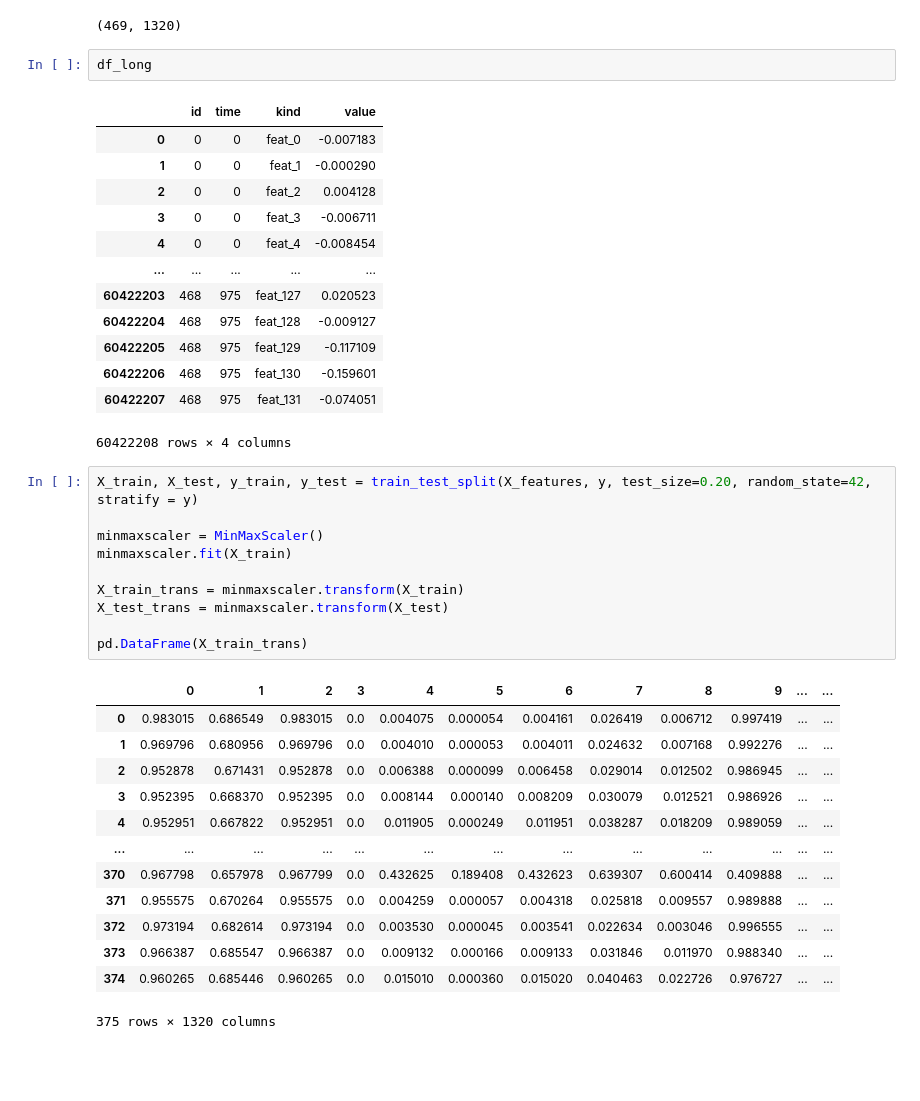
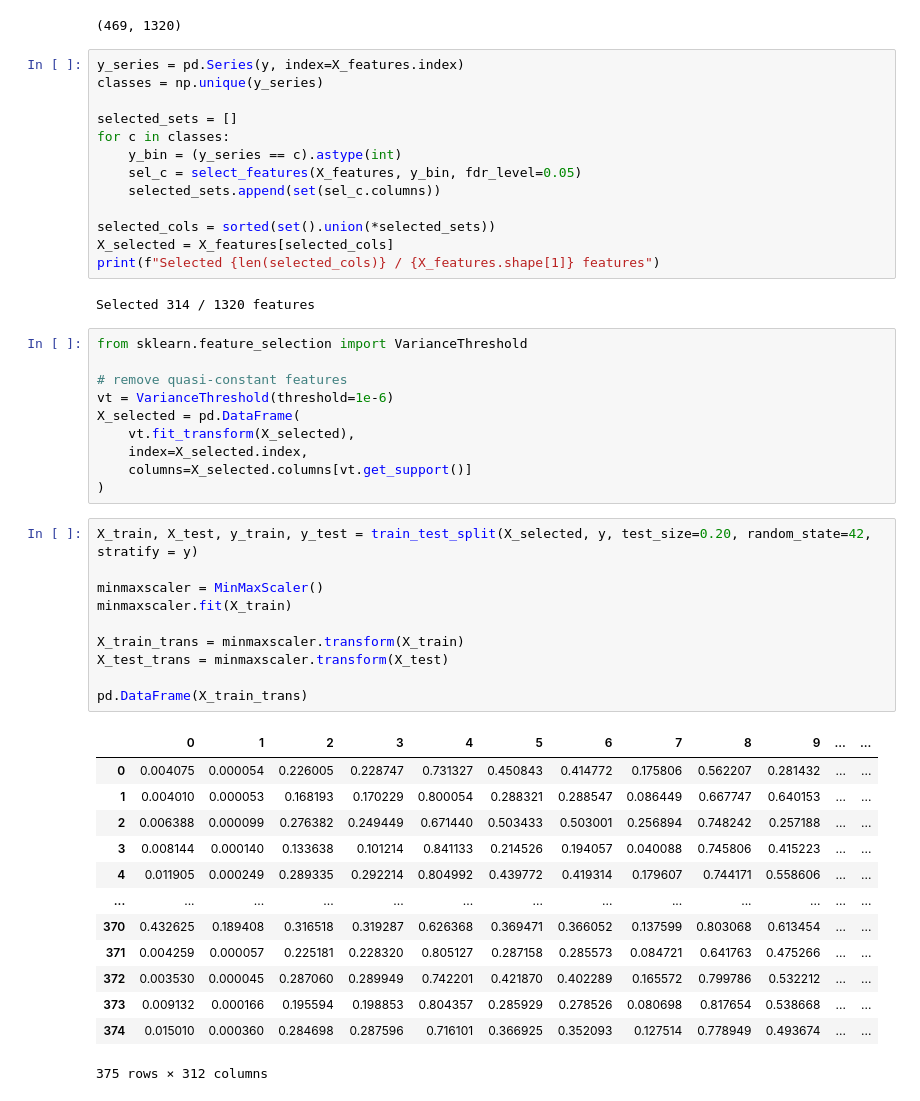
Before and after one commit to marzecovaa/spark, a Jupyter notebook: notebooks/feature_engineering_seb.ipynb, the cells around one changed output. Cells and saved outputs as stored; diff of their text form; blank space fills up the shorter version.

```diff
--- a/notebooks/feature_engineering_seb.ipynb
+++ b/notebooks/feature_engineering_seb.ipynb
@@ -144,42 +145,51 @@ print(X_features.shape)  # (375, num_features)
 # %% [output]
 (469, 1320)
 # %%
-df_long
+y_series = pd.Series(y, index=X_features.index)
+classes = np.unique(y_series)
+
+selected_sets = []
+for c in classes:
+    y_bin = (y_series == c).astype(int)
+    sel_c = select_features(X_features, y_bin, fdr_level=0.05)
+    selected_sets.append(set(sel_c.columns))
+
+selected_cols = sorted(set().union(*selected_sets))
+X_selected = X_features[selected_cols]
+print(f"Selected {len(selected_cols)} / {X_features.shape[1]} features")
 # %% [output]
-|  | id | time | kind | value |
-| 0 | 0 | 0 | feat_0 | -0.007183 |
-| 1 | 0 | 0 | feat_1 | -0.000290 |
-| 2 | 0 | 0 | feat_2 | 0.004128 |
-| 3 | 0 | 0 | feat_3 | -0.006711 |
-| 4 | 0 | 0 | feat_4 | -0.008454 |
-| ... | ... | ... | ... | ... |
-| 60422203 | 468 | 975 | feat_127 | 0.020523 |
-| 60422204 | 468 | 975 | feat_128 | -0.009127 |
-| 60422205 | 468 | 975 | feat_129 | -0.117109 |
-| 60422206 | 468 | 975 | feat_130 | -0.159601 |
-| 60422207 | 468 | 975 | feat_131 | -0.074051 |
-60422208 rows × 4 columns
+Selected 314 / 1320 features
+# %%
+from sklearn.feature_selection import VarianceThreshold
+
+# remove quasi-constant features
+vt = VarianceThreshold(threshold=1e-6)
+X_selected = pd.DataFrame(
+    vt.fit_transform(X_selected),
+    index=X_selected.index,
+    columns=X_selected.columns[vt.get_support()]
+)
 # %%
-X_train, X_test, y_train, y_test = train_test_split(X_features, y, test_size=0.20, random_state=42, stratify = y)
+X_train, X_test, y_train, y_test = train_test_split(X_selected, y, test_size=0.20, random_state=42, stratify = y)
 
 minmaxscaler = MinMaxScaler()
 minmaxscaler.fit(X_train)
 
 X_train_trans = minmaxscaler.transform(X_train)
 X_test_trans = minmaxscaler.transform(X_test)
 
 pd.DataFrame(X_train_trans)
 # %% [output]
 |  | 0 | 1 | 2 | 3 | 4 | 5 | 6 | 7 | 8 | 9 | ... | ... |
-| 0 | 0.983015 | 0.686549 | 0.983015 | 0.0 | 0.004075 | 0.000054 | 0.004161 | 0.026419 | 0.006712 | 0.997419 | ... | ... |
-| 1 | 0.969796 | 0.680956 | 0.969796 | 0.0 | 0.004010 | 0.000053 | 0.004011 | 0.024632 | 0.007168 | 0.992276 | ... | ... |
-| 2 | 0.952878 | 0.671431 | 0.952878 | 0.0 | 0.006388 | 0.000099 | 0.006458 | 0.029014 | 0.012502 | 0.986945 | ... | ... |
-| 3 | 0.952395 | 0.668370 | 0.952395 | 0.0 | 0.008144 | 0.000140 | 0.008209 | 0.030079 | 0.012521 | 0.986926 | ... | ... |
-| 4 | 0.952951 | 0.667822 | 0.952951 | 0.0 | 0.011905 | 0.000249 | 0.011951 | 0.038287 | 0.018209 | 0.989059 | ... | ... |
+| 0 | 0.004075 | 0.000054 | 0.226005 | 0.228747 | 0.731327 | 0.450843 | 0.414772 | 0.175806 | 0.562207 | 0.281432 | ... | ... |
+| 1 | 0.004010 | 0.000053 | 0.168193 | 0.170229 | 0.800054 | 0.288321 | 0.288547 | 0.086449 | 0.667747 | 0.640153 | ... | ... |
+| 2 | 0.006388 | 0.000099 | 0.276382 | 0.249449 | 0.671440 | 0.503433 | 0.503001 | 0.256894 | 0.748242 | 0.257188 | ... | ... |
+| 3 | 0.008144 | 0.000140 | 0.133638 | 0.101214 | 0.841133 | 0.214526 | 0.194057 | 0.040088 | 0.745806 | 0.415223 | ... | ... |
+| 4 | 0.011905 | 0.000249 | 0.289335 | 0.292214 | 0.804992 | 0.439772 | 0.419314 | 0.179607 | 0.744171 | 0.558606 | ... | ... |
 | ... | ... | ... | ... | ... | ... | ... | ... | ... | ... | ... | ... | ... |
-| 370 | 0.967798 | 0.657978 | 0.967799 | 0.0 | 0.432625 | 0.189408 | 0.432623 | 0.639307 | 0.600414 | 0.409888 | ... | ... |
-| 371 | 0.955575 | 0.670264 | 0.955575 | 0.0 | 0.004259 | 0.000057 | 0.004318 | 0.025818 | 0.009557 | 0.989888 | ... | ... |
-| 372 | 0.973194 | 0.682614 | 0.973194 | 0.0 | 0.003530 | 0.000045 | 0.003541 | 0.022634 | 0.003046 | 0.996555 | ... | ... |
-| 373 | 0.966387 | 0.685547 | 0.966387 | 0.0 | 0.009132 | 0.000166 | 0.009133 | 0.031846 | 0.011970 | 0.988340 | ... | ... |
-| 374 | 0.960265 | 0.685446 | 0.960265 | 0.0 | 0.015010 | 0.000360 | 0.015020 | 0.040463 | 0.022726 | 0.976727 | ... | ... |
+| 370 | 0.432625 | 0.189408 | 0.316518 | 0.319287 | 0.626368 | 0.369471 | 0.366052 | 0.137599 | 0.803068 | 0.613454 | ... | ... |
+| 371 | 0.004259 | 0.000057 | 0.225181 | 0.228320 | 0.805127 | 0.287158 | 0.285573 | 0.084721 | 0.641763 | 0.475266 | ... | ... |
+| 372 | 0.003530 | 0.000045 | 0.287060 | 0.289949 | 0.742201 | 0.421870 | 0.402289 | 0.165572 | 0.799786 | 0.532212 | ... | ... |
+| 373 | 0.009132 | 0.000166 | 0.195594 | 0.198853 | 0.804357 | 0.285929 | 0.278526 | 0.080698 | 0.817654 | 0.538668 | ... | ... |
+| 374 | 0.015010 | 0.000360 | 0.284698 | 0.287596 | 0.716101 | 0.366925 | 0.352093 | 0.127514 | 0.778949 | 0.493674 | ... | ... |
-375 rows × 1320 columns
+375 rows × 312 columns
```
Also changed, not shown: parts of 4 cells of this notebook.
